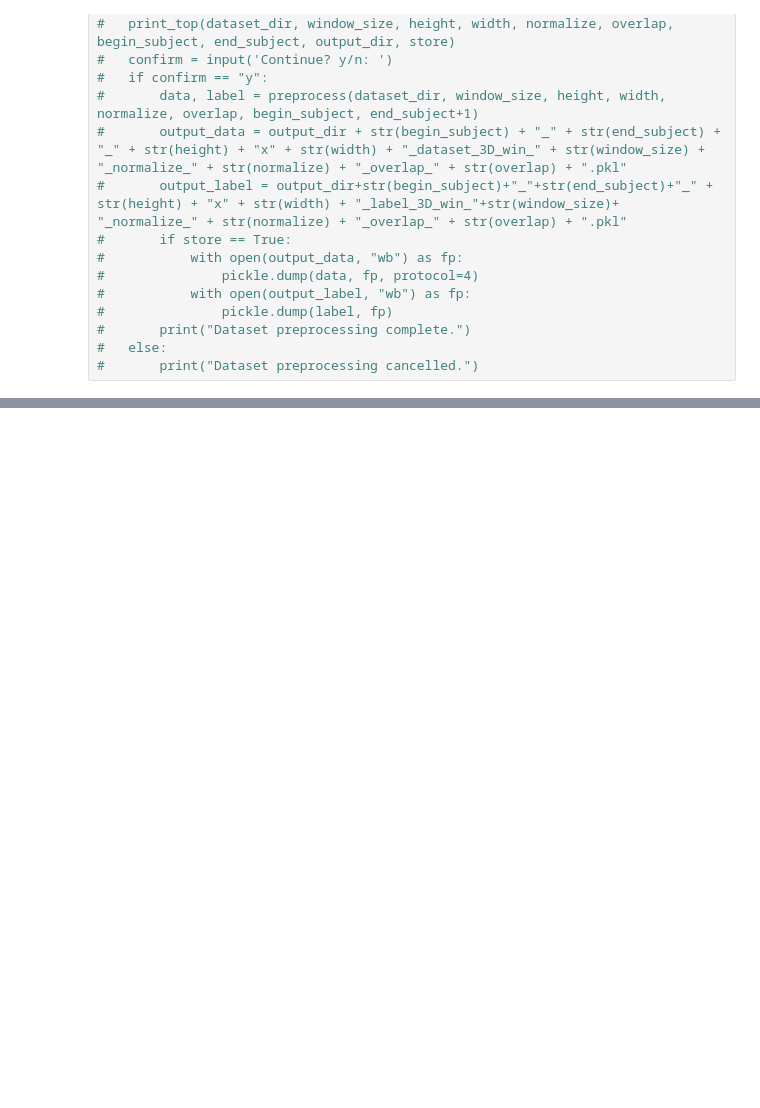
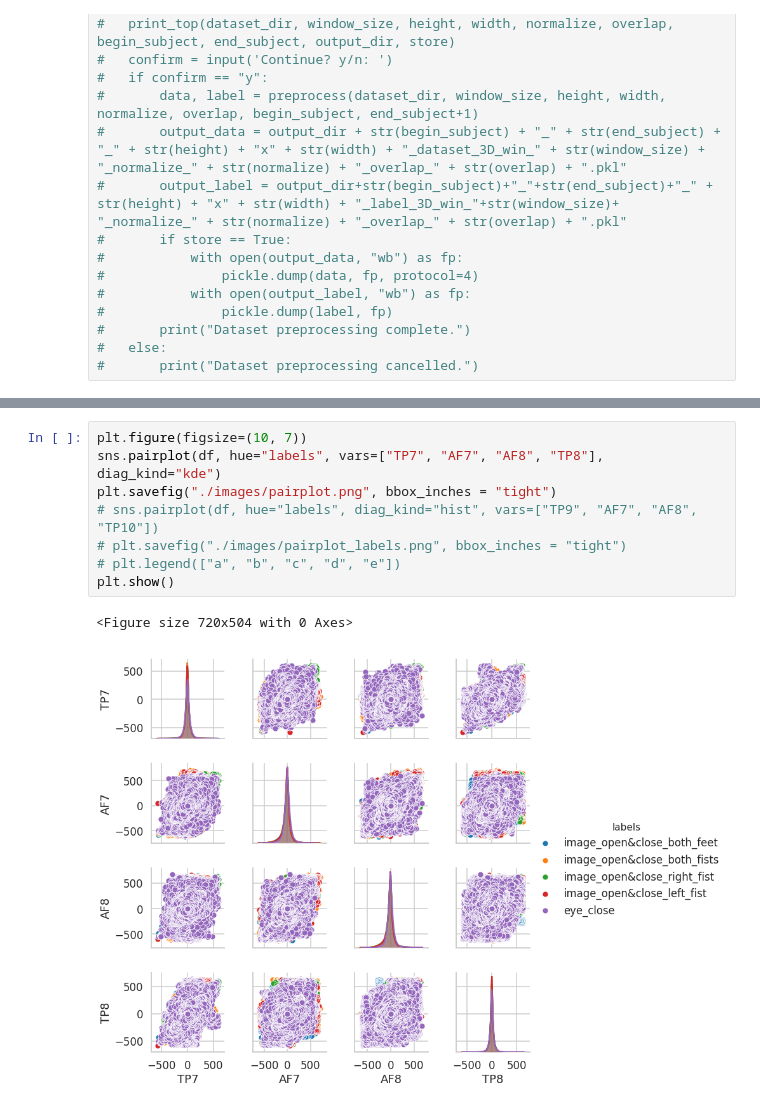
Before and after one commit to amar-enkhbat/graduation_thesis_2019, a Jupyter notebook: EDA.ipynb, the cells around one changed output, grey strips where cells are left out. Saved outputs shown, nothing was run; the diff lists cells and outputs as text; blank space fills up the shorter version.

```diff
--- a/EDA.ipynb
+++ b/EDA.ipynb
@@ -364,0 +315,11 @@ plt.show()
+# %%
+plt.figure(figsize=(10, 7))
+sns.pairplot(df, hue="labels", vars=["TP7", "AF7", "AF8", "TP8"], diag_kind="kde")
+plt.savefig("./images/pairplot.png", bbox_inches = "tight")
+# sns.pairplot(df, hue="labels", diag_kind="hist", vars=["TP9", "AF7", "AF8", "TP10"])
+# plt.savefig("./images/pairplot_labels.png", bbox_inches = "tight")
+# plt.legend(["a", "b", "c", "d", "e"])
+plt.show()
+# %% [output]
+<Figure size 720x504 with 0 Axes>
+[figure, added]
```
Also changed, not shown: parts of 42 cells of this notebook.
